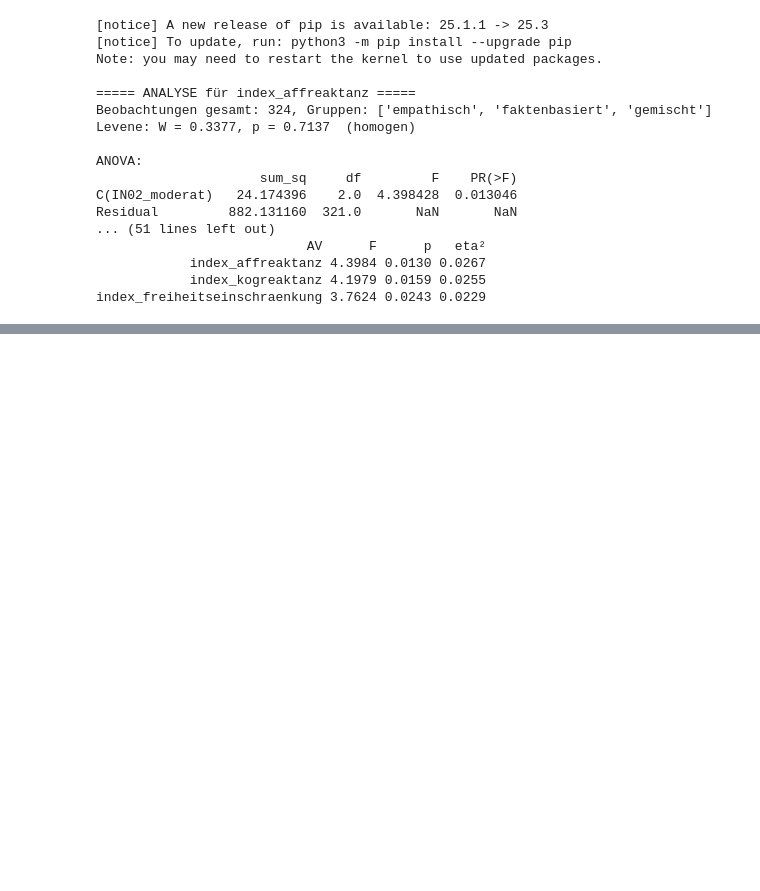
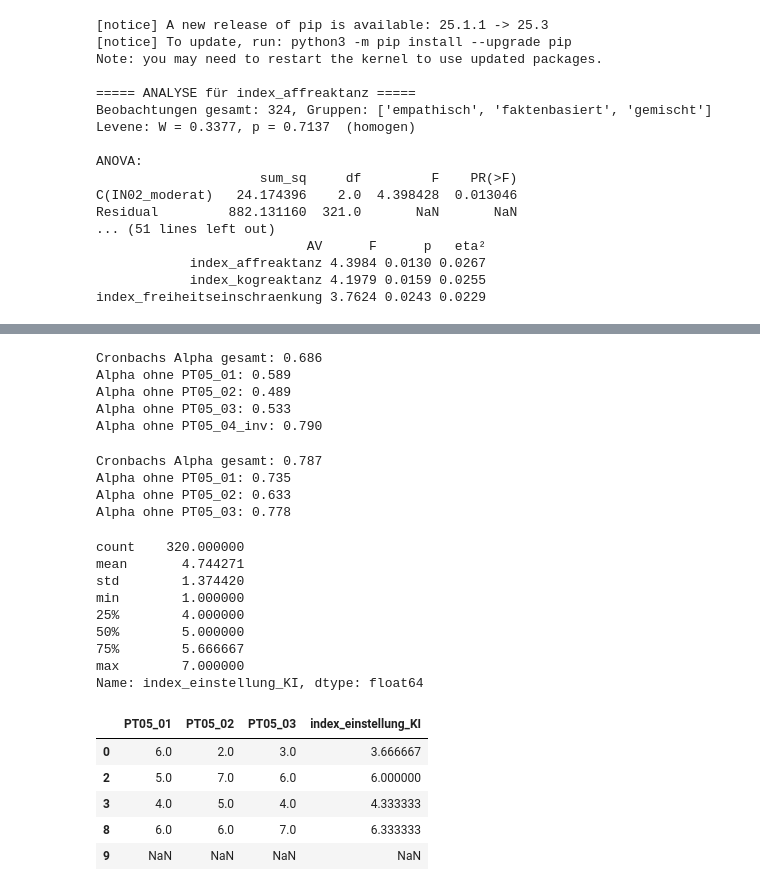
Before and after one commit to lara-polat/KI_Demokratie, a Jupyter notebook: analysis_ki_demokratie.ipynb, the cells around one changed output, grey strips where cells are left out. Cells and saved outputs as stored; diff of their text form; code cells hidden in the pictures; blank space fills up the shorter version.

Commit message:
explorative Analysen ergänzt (Vertrauen x KS)

```diff
--- a/analysis_ki_demokratie.ipynb
+++ b/analysis_ki_demokratie.ipynb
@@ -3190,0 +3247,77 @@ faktenbasiert      gemischt   0.2477 0.2811  -0.135 0.6304  False
+# %%
+# Reliabilität prüfen
+
+# Auswahl der Variablen
+
+items = ["PT05_01", "PT05_02", "PT05_03", "PT05_04_inv"]
+reliability_explorativ2 = df_mod[items].dropna()
+
+def cronbach_alpha(reliability_explorativ2):
+    k = reliability_explorativ2.shape[1]
+    item_var = reliability_explorativ2.var(axis=0, ddof=1)
+    total_var = reliability_explorativ2.sum(axis=1).var(ddof=1)
+    return (k / (k - 1)) * (1 - item_var.sum() / total_var)
+
+alpha = cronbach_alpha(reliability_explorativ2)
+print(f"Cronbachs Alpha gesamt: {alpha:.3f}")
+
+for col in reliability_explorativ2.columns:
+    alpha_del = cronbach_alpha(reliability_explorativ2.drop(columns=[col]))
+    print(f"Alpha ohne {col}: {alpha_del:.3f}")
+# %% [output]
+Cronbachs Alpha gesamt: 0.686
+Alpha ohne PT05_01: 0.589
+Alpha ohne PT05_02: 0.489
+Alpha ohne PT05_03: 0.533
+Alpha ohne PT05_04_inv: 0.790
+# %%
+# Mittelwertindex bilden (Einstellung zu KI & Anthropomorphisierung
+# Reliabilität prüfen (ein Item weglassen)
+
+# Auswahl der Variablen
+
+items = ["PT05_01", "PT05_02", "PT05_03"]
+reliability_explorativ2 = df_mod[items].dropna()
+
+def cronbach_alpha(reliability_explorativ2):
+    k = reliability_explorativ2.shape[1]
+    item_var = reliability_explorativ2.var(axis=0, ddof=1)
+    total_var = reliability_explorativ2.sum(axis=1).var(ddof=1)
+    return (k / (k - 1)) * (1 - item_var.sum() / total_var)
+
+alpha = cronbach_alpha(reliability_explorativ2)
+print(f"Cronbachs Alpha gesamt: {alpha:.3f}")
+
+for col in reliability_explorativ2.columns:
+    alpha_del = cronbach_alpha(reliability_explorativ2.drop(columns=[col]))
+    print(f"Alpha ohne {col}: {alpha_del:.3f}")
+# %% [output]
+Cronbachs Alpha gesamt: 0.787
+Alpha ohne PT05_01: 0.735
+Alpha ohne PT05_02: 0.633
+Alpha ohne PT05_03: 0.778
+# %%
+# Mittelwertindex bilden (Einstellung zu KI & Anthropomorphisierung
+
+
+df_mod["index_einstellung_KI"] = df_mod[["PT05_01", "PT05_02", "PT05_03"]].mean(axis=1, skipna=True)
+
+# Kontrolle: Verteilung und erste Werte
+print(df_mod["index_einstellung_KI"].describe())
+df_mod[["PT05_01", "PT05_02", "PT05_03", "index_einstellung_KI"]].head()
+# %% [output]
+count    320.000000
+mean       4.744271
+std        1.374420
+min        1.000000
+25%        4.000000
+50%        5.000000
+75%        5.666667
+max        7.000000
+Name: index_einstellung_KI, dtype: float64
+|  | PT05_01 | PT05_02 | PT05_03 | index_einstellung_KI |
+| 0 | 6.0 | 2.0 | 3.0 | 3.666667 |
+| 2 | 5.0 | 7.0 | 6.0 | 6.000000 |
+| 3 | 4.0 | 5.0 | 4.0 | 4.333333 |
+| 8 | 6.0 | 6.0 | 7.0 | 6.333333 |
+| 9 | NaN | NaN | NaN | NaN |
```
Also changed, not shown: parts of 19 cells of this notebook.
